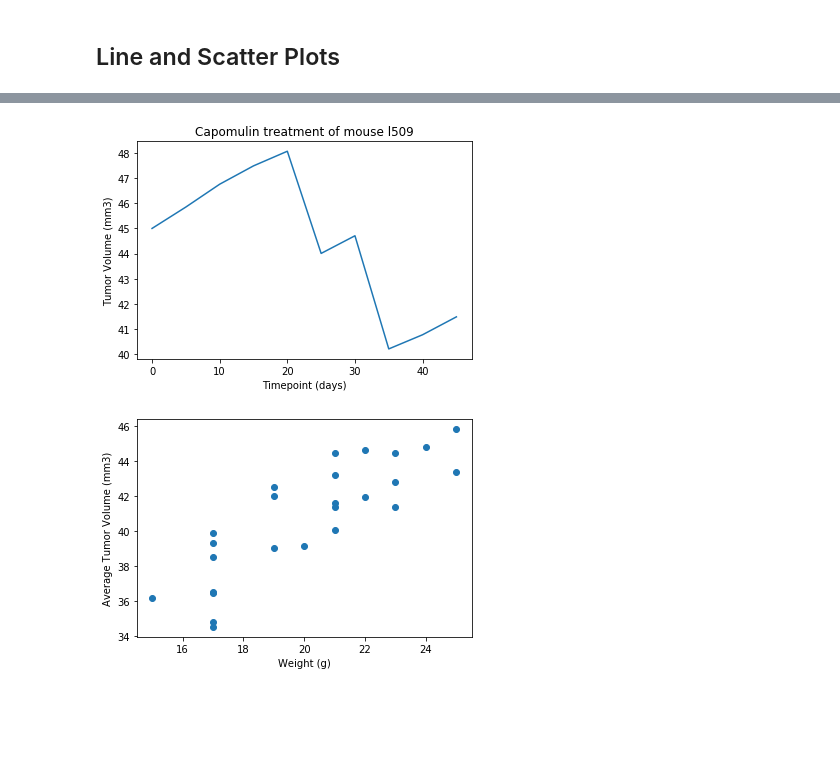
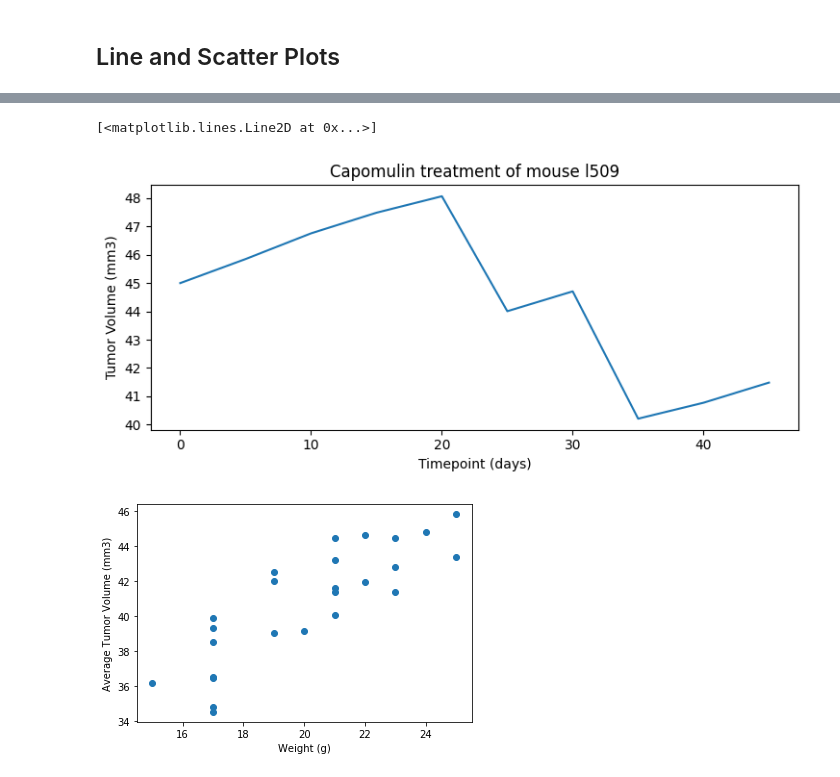
Before and after one commit to joelpangilinan/matplotlib-challenge, a Jupyter notebook: pymaceuticals_starter-Copy2.ipynb, the cells around one changed output, grey strips where cells are left out. Saved outputs shown, nothing was run; the diff lists cells and outputs as text; code cells hidden in the pictures; blank space fills up the shorter version.

Commit message:
done with line plot

```diff
--- a/pymaceuticals_starter-Copy2.ipynb
+++ b/pymaceuticals_starter-Copy2.ipynb
@@ -656,2 +652,10 @@ plt.show()
 # %% [markdown]
 ## Line and Scatter Plots
+# %%
+# Create a dataframe for Capomulin only
+capomulin_treatment_df = combined_data_df.loc[combined_data_df["Drug Regimen"] == "Capomulin"]
+capomulin_treatment_df = capomulin_treatment_df.reset_index()
+
+# Get information about mouse ID L509
+l509_capomulin_treatment_df = capomulin_treatment_df.loc[capomulin_treatment_df["Mouse ID"] == "l509"]
+l509_capomulin_treatment_df
@@ -657,0 +674,8 @@ plt.show()
+# %%
+# Create the list for mouse id l509 with regards to tumor volume
+l509_tumor_volume = l509_capomulin_treatment_df["Tumor Volume (mm3)"]
+
+# Create the list for mouse id l509 with regards to timepoints
+l509_timepoint = l509_capomulin_treatment_df["Timepoint"]
+
+l509_tumor_volume, l509_timepoint
@@ -658,4 +700,9 @@ plt.show()
 # %%
 # Generate a line plot of tumor volume vs. time point for a mouse treated with Capomulin
+plt.xlabel("Timepoint (days)")
+plt.ylabel("Tumor Volume (mm3)")
+plt.title("Capomulin treatment of mouse l509")
+plt.plot(l509_timepoint, l509_tumor_volume)
 # %% [output]
+[<matplotlib.lines.Line2D at 0x...>]
-[figure, old version]
+[figure, new version]
```
Also changed, not shown: parts of 4 cells of this notebook.
